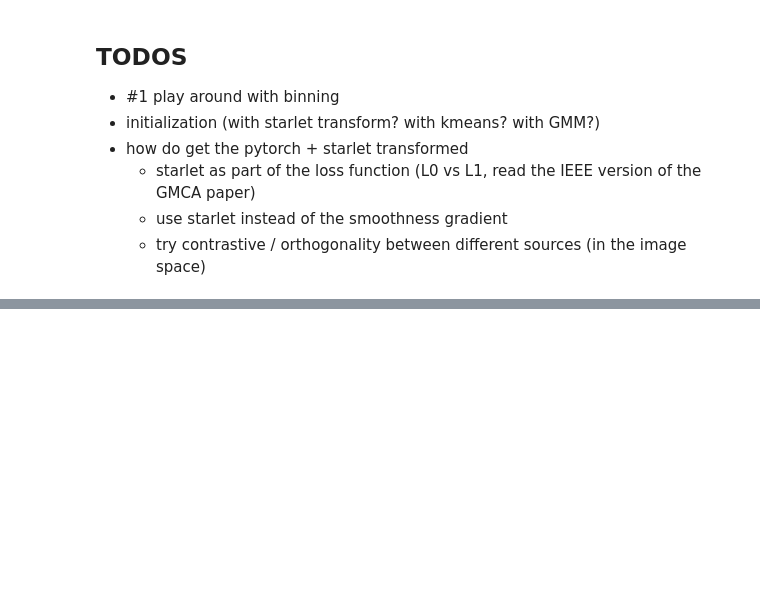
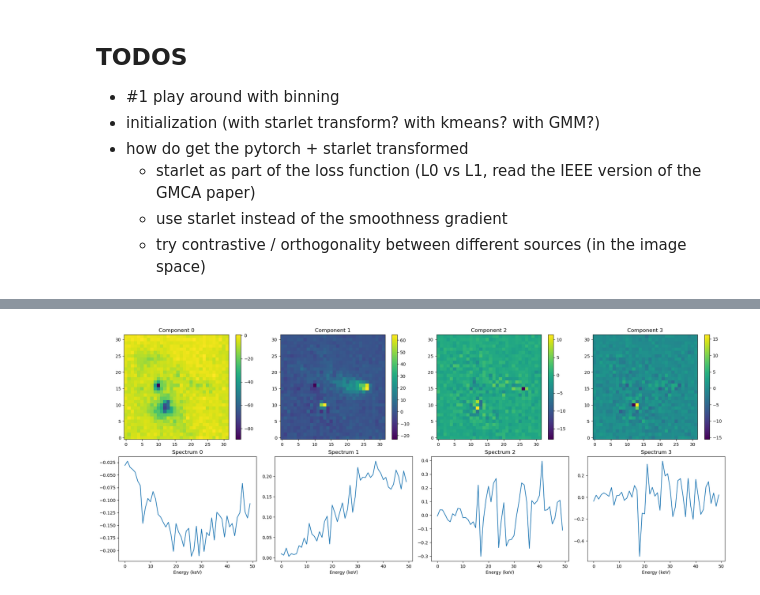
Before and after one commit to star-skelly/dogs_source_separation, a Jupyter notebook: starlet_min.ipynb, the cells around one changed output, grey strips where cells are left out. Cells and saved outputs as stored; diff of their text form; code cells hidden in the pictures; blank space fills up the shorter version.

Commit message:
starlet resolution working

```diff
--- a/starlet_min.ipynb
+++ b/starlet_min.ipynb
@@ -58,4 +58,7 @@ spectral_cube, _ = np.histogramdd(subset[['energy', 'x', 'y']].values, bins=(BIN
 # %%
 
 nouveau_i=spectral_cube #[i1:i2]
-cube_i = pys.Starlet_Forward3D(nouveau_i,J=3)
+cube_i = pys.Starlet_Forward3D(nouveau_i,J=4)
+
+nb_sources = 4
+(Sources_j,g_A_j)=GMCA(cube_i,nouveau_i,nb_sources,0,JMAX=0,rL1=0, UseP=1,Init=0,nmax=5000,SPC=0,verb=1,mints=2.5) # you can play with the parameters
@@ -64,4 +76,0 @@ from GMCA import GMCA
-# %%
-
-nb_sources = 3
-(Sources_j,g_A_j)=GMCA(cube_i,nouveau_i,nb_sources,0,JMAX=2,rL1=0,UseP=1,Init=0,nmax=5000,SPC=0,verb=1,mints=2.5) # you can play with the parameters
@@ -132,15 +128,0 @@ In the end, image array shape is (4, 64, 64)
-# %%
-for i in range(nb_sources):
-    plt.figure()
-    plt.imshow(Sources_j[i], origin="lower")
-
-    plt.colorbar()
-    plt.title(f'Component {i}')
-    plt.show()
-
-    plt.figure()
-    # plot e_centers as well here
-    plt.plot(g_A_j[:, i])
-    plt.xlabel('Energy (keV)')
-    plt.title(f'Spectrum {i}')
-    plt.show()
@@ -155,0 +129,22 @@ for i in range(nb_sources):
+# %%
+import matplotlib.pyplot as plt
+
+fig, axes = plt.subplots(2, nb_sources, figsize=(5 * nb_sources, 8))
+
+for i in range(nb_sources):
+    # components
+    im = axes[0, i].imshow(Sources_j[i], origin="lower")
+    axes[0, i].set_title(f'Component {i}')
+    # Add a colorbar for each individual image subplot
+    plt.colorbar(im, ax=axes[0, i])
+
+    # Spectra
+    axes[1, i].plot(g_A_j[:, i])
+    axes[1, i].set_xlabel('Energy (keV)')
+    axes[1, i].set_title(f'Spectrum {i}')
+
+# Adjust layout to prevent overlap between titles and axes
+plt.tight_layout()
+plt.show()
+# %% [output]
+[figure, added]
```
Also changed, not shown: parts of 7 cells of this notebook, 1 other file.
